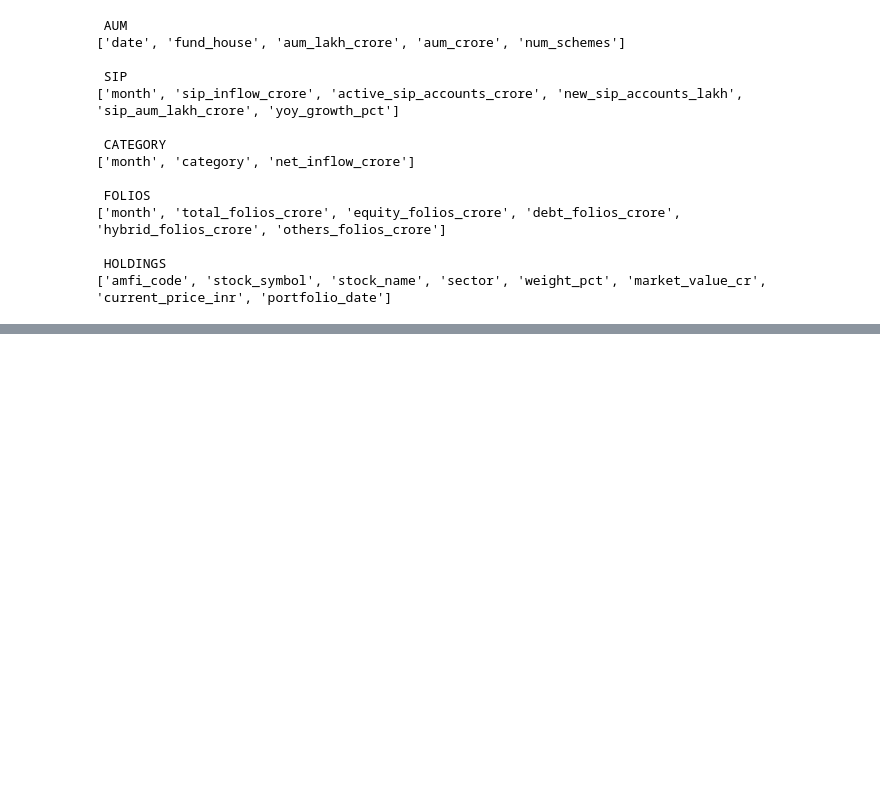
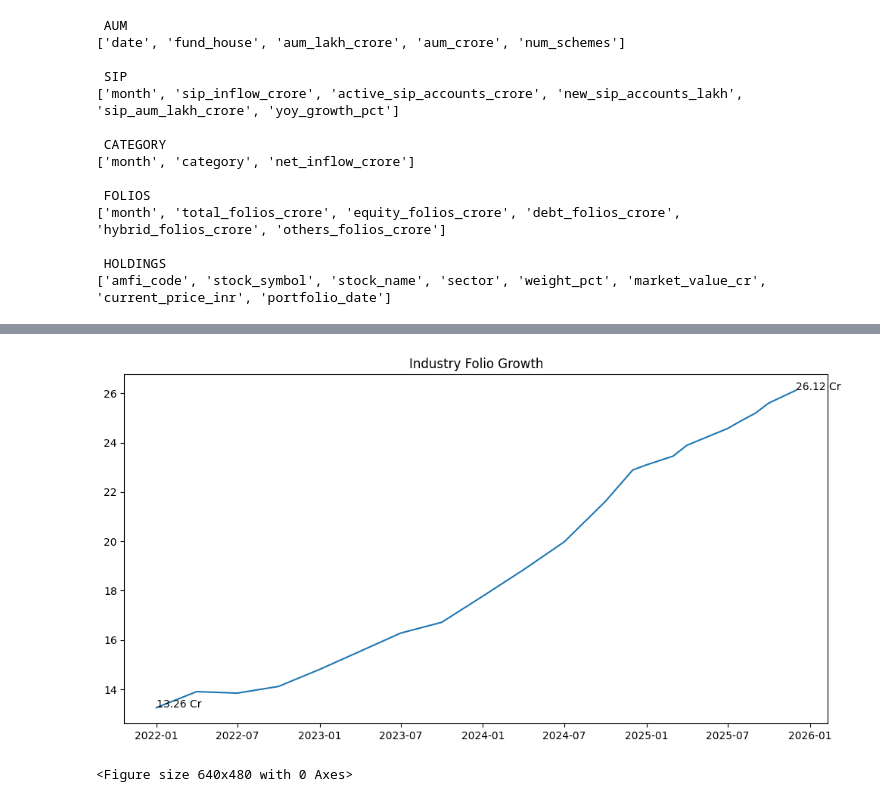
Before and after one commit to amabxbszh-droid/Capstone_Project1-mutual_fund_analytics, a Jupyter notebook: notebooks/EDA_Analysis.ipynb, the cells around one changed output, grey strips where cells are left out. Cells and saved outputs as stored; diff of their text form; code cells hidden in the pictures; blank space fills up the shorter version.

```diff
--- a/notebooks/EDA_Analysis.ipynb
+++ b/notebooks/EDA_Analysis.ipynb
@@ -37,0 +108,53 @@ for name, df in {
+# %%
+folios["month"] = pd.to_datetime(folios["month"])
+
+plt.figure(figsize=(12,6))
+
+plt.plot(
+    folios["month"],
+    folios["total_folios_crore"]
+)
+
+plt.title("Industry Folio Growth")
+
+plt.annotate(
+    "13.26 Cr",
+    xy=(folios.iloc[0]["month"],
+        folios.iloc[0]["total_folios_crore"])
+)
+
+plt.annotate(
+    "26.12 Cr",
+    xy=(folios.iloc[-1]["month"],
+        folios.iloc[-1]["total_folios_crore"])
+)
+
+plt.savefig("../reports/charts/folio_growth.png")
+
+plt.show()
+# %% [output]
+[figure, added]
+# %%
+import plotly.express as px
+
+sector = (
+    holdings
+    .groupby("sector")["weight_pct"]
+    .sum()
+    .reset_index()
+)
+
+fig = px.pie(
+    sector,
+    values="weight_pct",
+    names="sector",
+    hole=0.5,
+    title="Sector Allocation"
+)
+
+fig.show()
+
+plt.savefig("../reports/charts/sector allocation.png")
+fig.show()
+# %% [output]
+<Figure size 640x480 with 0 Axes>
```
Also changed, not shown: parts of 7 cells of this notebook, 5 other files.
